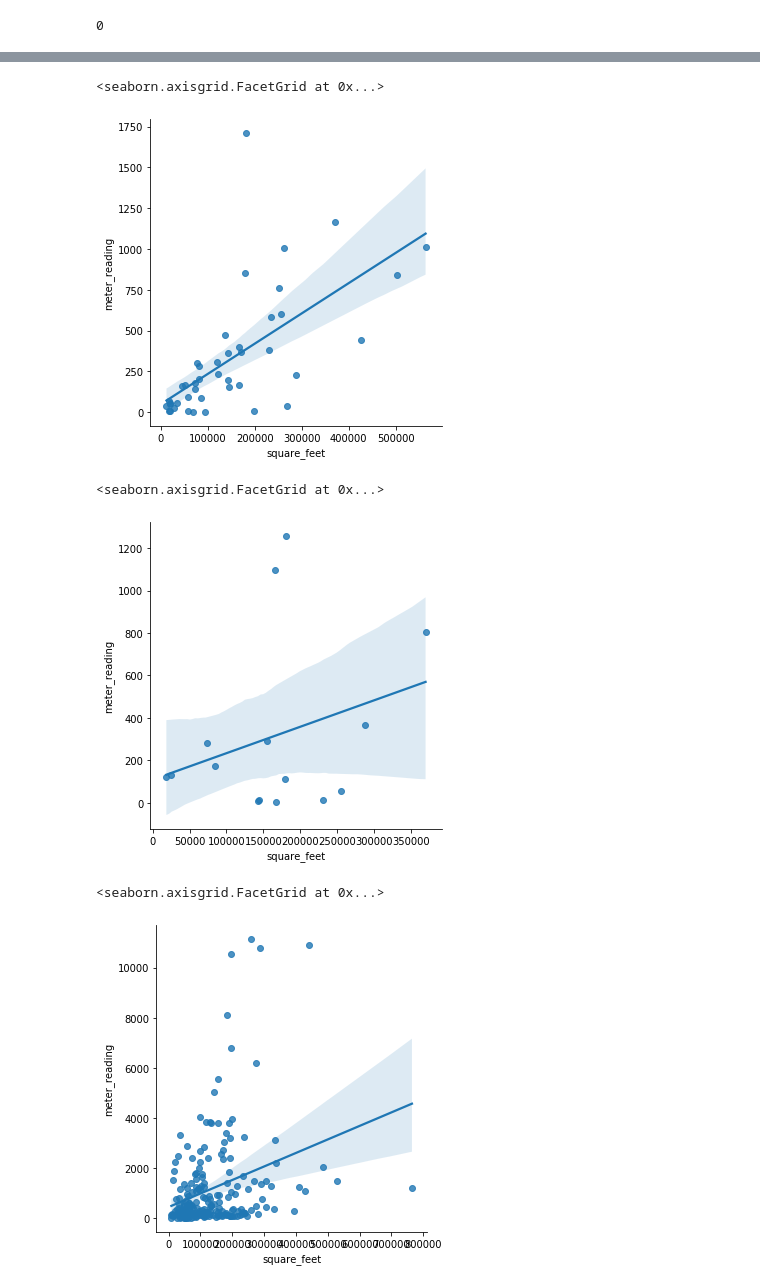
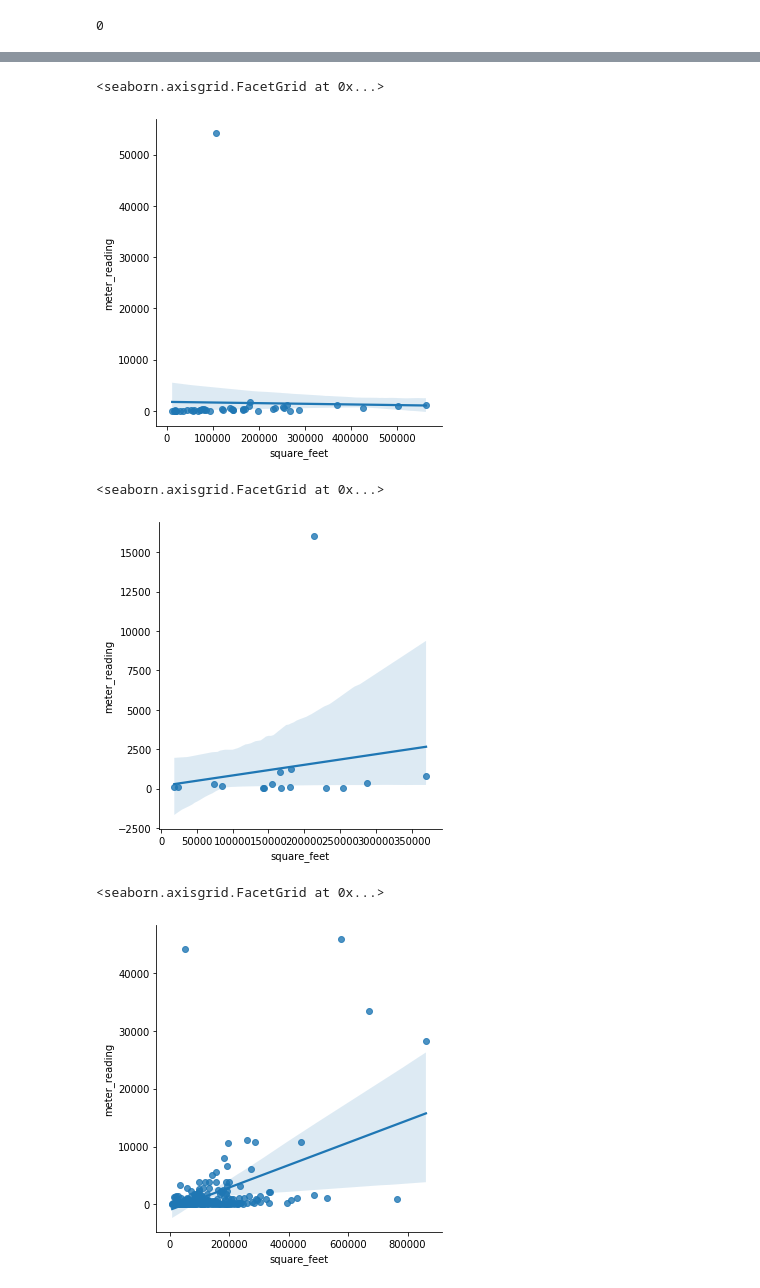
Before and after one commit to douglas-thoms/Projects, a Jupyter notebook: Energy.Predictor.2020/EDA/general outlier review iter 1.ipynb, the cells around one changed output, grey strips where cells are left out. Cells and saved outputs as stored; diff of their text form; code cells hidden in the pictures.

```diff
--- a/Energy.Predictor.2020/EDA/general outlier review iter 1.ipynb
+++ b/Energy.Predictor.2020/EDA/general outlier review iter 1.ipynb
@@ -293,27 +267,27 @@ sns.boxplot(x='meter',y='meter_reading',data=meanEnergyCombDFv2)
 # %%
 #['Entertainment/public assembly','Office','Education','Services']
 #linear plot shows all these outliers can be removed
-sns.lmplot(data=meanEnergyCombDFv2[(meanEnergyCombDFv2['meter_reading']< 380000) & (meanEnergyCombDFv2['primary_use'].isin(['Entertainment/public assembly'])) & (meanEnergyCombDF['meter'] == 'chilledwater')],
+sns.lmplot(data=meanEnergyCombDFv2[(meanEnergyCombDFv2['meter_reading']< 380000) & (meanEnergyCombDFv2['primary_use'].isin(['Entertainment/public assembly'])) & (meanEnergyCombDF['meter'] == 1)],
            x='square_feet',y='meter_reading')
 # %% [output]
 <seaborn.axisgrid.FacetGrid at 0x...>
-[figure, old version]
+[figure, new version]
 # %%
 #['Entertainment/public assembly','Office','Education','Services']
 #linear plot shows all these outliers can be removed
-sns.lmplot(data=meanEnergyCombDFv2[(meanEnergyCombDFv2['meter_reading']< 380000) & (meanEnergyCombDFv2['primary_use'].isin(['Entertainment/public assembly'])) & (meanEnergyCombDF['meter'] == 'hotwater')],
+sns.lmplot(data=meanEnergyCombDFv2[(meanEnergyCombDFv2['meter_reading']< 380000) & (meanEnergyCombDFv2['primary_use'].isin(['Entertainment/public assembly'])) & (meanEnergyCombDF['meter'] == 3)],
            x='square_feet',y='meter_reading')
 # %% [output]
 <seaborn.axisgrid.FacetGrid at 0x...>
-[figure, old version]
+[figure, new version]
 # %%
 #['Entertainment/public assembly','Office','Education','Services']
 #linear plot shows all these outliers can be removed
-sns.lmplot(data=meanEnergyCombDFv2[(meanEnergyCombDFv2['meter_reading']< 380000) & (meanEnergyCombDFv2['primary_use'].isin(['Education','Office','Services'])) & (meanEnergyCombDF['meter'] == 'steam')],
+sns.lmplot(data=meanEnergyCombDFv2[(meanEnergyCombDFv2['meter_reading']< 380000) & (meanEnergyCombDFv2['primary_use'].isin(['Education','Office','Services'])) & (meanEnergyCombDF['meter'] == 2)],
            x='square_feet',y='meter_reading')
 # %% [output]
 <seaborn.axisgrid.FacetGrid at 0x...>
-[figure, old version]
+[figure, new version]
 # %%
 #buildings to remove
 #steam building 1099
```
Also changed, not shown: parts of 28 cells of this notebook, 8 other files.
